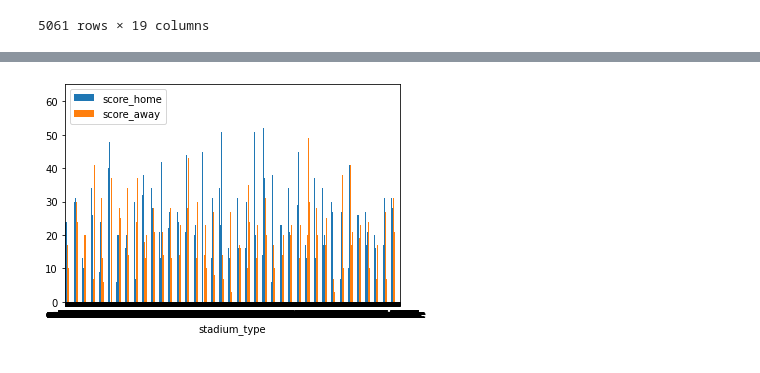
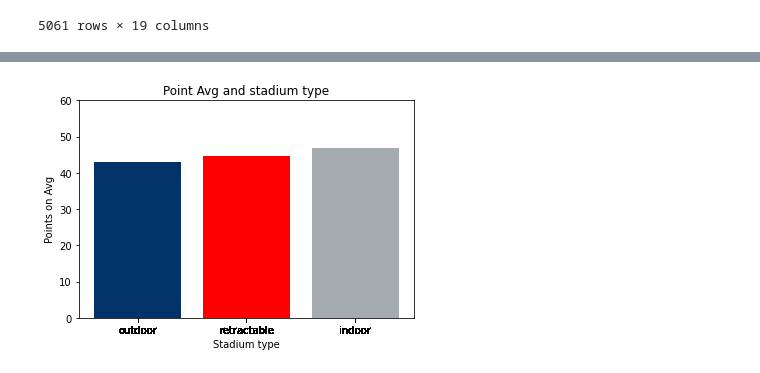
Before and after one commit to gvader24/smu_project1_nfl, a Jupyter notebook: Quintele's work/indoor outdoor.ipynb, the cells around one changed output, grey strips where cells are left out. Cells and saved outputs as stored; diff of their text form; code cells hidden in the pictures.

```diff
--- a/Quintele's work/indoor outdoor.ipynb
+++ b/Quintele's work/indoor outdoor.ipynb
@@ -28,7 +28,9 @@ game_df.head()
 | 3 | 2000 | DAL | 14 | 41 | PHI | DAL | -6.0 | ... |
 | 4 | 2000 | GB | 16 | 20 | NYJ | GB | -2.5 | ... |
 # %%
-df = pd.merge(stadium_df, game_df, suffixes=['_l','_r'], left_on='stadium_name', right_on='stadium')
+# df = pd.merge(stadium_df, game_df, suffixes=['_l','_r'], left_on='stadium_name', right_on='stadium')
+# df
+df = pd.merge(stadium_df, game_df, left_on='stadium_name', right_on='stadium')
 df
 # %% [output]
 |  | stadium_name | stadium_location | stadium_open | stadium_close | stadium_type | stadium_weather_type | ... |
@@ -65,4 +74,4 @@ df2
 # %%
-df3 = df3.groupby('stadium_type', as_index='retractable').mean()
-df3
+types = df.stadium_type.unique()
+types
 # %% [output]
@@ -72,4 +79,14 @@ df3
-# %%
-df.plot.bar(x='stadium_type', y=['score_home', 'score_away'], rot=0);
-# %% [output]
-[figure, removed]
+# %%
+df["score_total"] = df.score_home + df.score_away
+# %%
+plt.bar(types[0], df.loc[df.stadium_type == 'outdoor'].score_total.mean(), color='#013369')
+plt.bar(types[1], df.loc[df.stadium_type == 'retractable'].score_total.mean(), color='red')
+plt.bar(types[2], df.loc[df.stadium_type == 'indoor'].score_total.mean(), color='#A5ACAF')
+plt.xticks(df.stadium_type)
+plt.title("Point Avg and stadium type")
+plt.xlabel('Stadium type')
+plt.ylabel('Points on Avg')
+plt.ylim([0, 60])
+plt.show()
+# %% [output]
+[figure, added]
```
Also changed, not shown: parts of 5 cells of this notebook.
